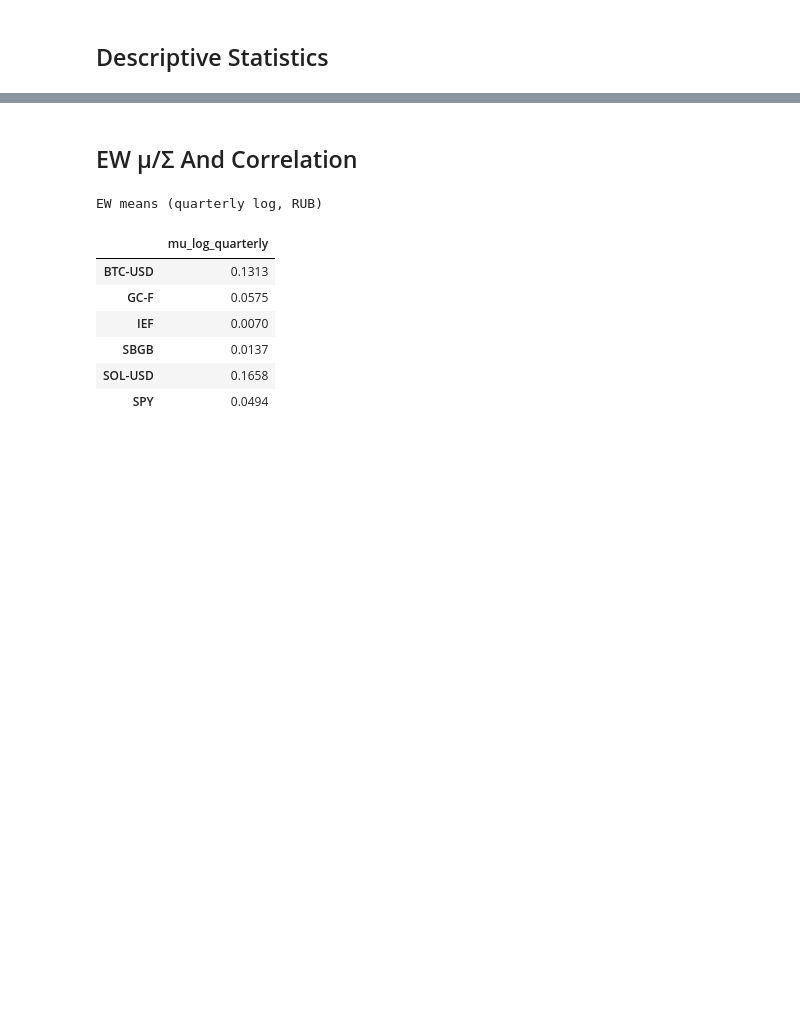
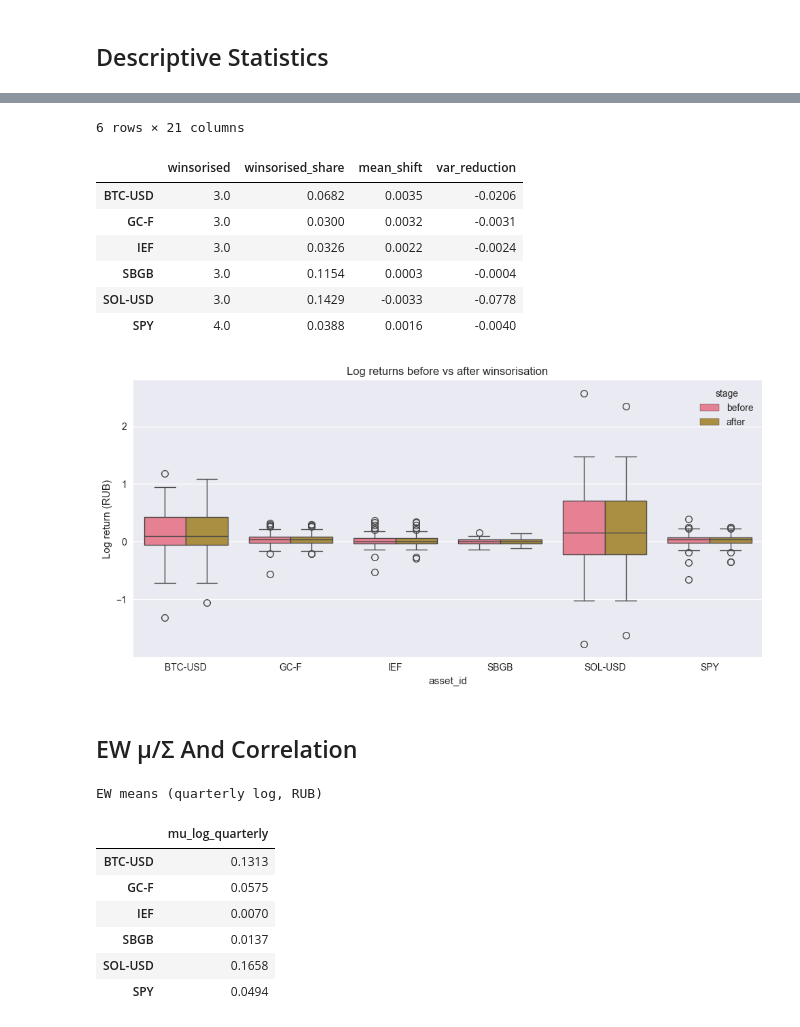
Before and after one commit to vladikMSU/finance_programs, a Jupyter notebook: MPT2/01_DATA_PROC.ipynb, the cells around one changed output, grey strips where cells are left out. Cells and saved outputs as stored; diff of their text form; code cells hidden in the pictures; blank space fills up the shorter version.

```diff
--- a/MPT2/01_DATA_PROC.ipynb
+++ b/MPT2/01_DATA_PROC.ipynb
@@ -171,0 +226,42 @@ display(metrics_df.round({
+# %%
+import matplotlib.pyplot as plt
+import seaborn as sns
+
+quantiles = [0.01, 0.05, 0.5, 0.95, 0.99]
+summary_rows = []
+for asset_id, group in returns_long.groupby('asset_id'):
+    before = group['r_base_log'].dropna()
+    after = group['r_base_log_w'].dropna()
+    stats = {('meta', 'n_obs'): len(before),
+             ('meta', 'winsorised'): (group['r_base_log'] != group['r_base_log_w']).sum(),
+             ('meta', 'winsorised_share'): (group['r_base_log'] != group['r_base_log_w']).sum() / len(before) if len(before) else np.nan}
+    for stage, series in (('before', group['r_base_log']), ('after', group['r_base_log_w'])):
+        series = series.dropna()
+        stats[(stage, 'min')] = series.min()
+        for q in quantiles:
+            stats[(stage, f'q{int(q*100):02d}')] = series.quantile(q)
+        stats[(stage, 'max')] = series.max()
+        stats[(stage, 'mean')] = series.mean()
+        stats[(stage, 'var')] = series.var(ddof=1)
+    summary_rows.append(pd.Series(stats, name=asset_id))
+
+winsor_summary = pd.DataFrame(summary_rows)
+winsor_summary.columns = pd.MultiIndex.from_tuples(winsor_summary.columns)
+display(winsor_summary.round(4))
+
+delta_var = (winsor_summary['after']['var'] - winsor_summary['before']['var']).rename('var_reduction')
+delta_mean = (winsor_summary['after']['mean'] - winsor_summary['before']['mean']).rename('mean_shift')
+delta = pd.concat([winsor_summary['meta'], delta_mean, delta_var], axis=1)
+display(delta[['winsorised', 'winsorised_share', 'mean_shift', 'var_reduction']].round(4))
+
+melted = (returns_long[['asset_id', 'r_base_log', 'r_base_log_w']]
+          .rename(columns={'r_base_log': 'before', 'r_base_log_w': 'after'})
+          .melt(id_vars='asset_id', value_vars=['before', 'after'], var_name='stage', value_name='log_return')
+          .dropna())
+plt.figure(figsize=(10, 5))
+sns.boxplot(data=melted, x='asset_id', y='log_return', hue='stage')
+plt.title('Log returns before vs after winsorisation')
+plt.ylabel('Log return (RUB)')
+plt.tight_layout()
+plt.show()
+# %% [output]
@@ -172,3 +276,12 @@ display(metrics_df.round({
+6 rows × 21 columns
+|  | winsorised | winsorised_share | mean_shift | var_reduction |
+| BTC-USD | 3.0 | 0.0682 | 0.0035 | -0.0206 |
+| GC-F | 3.0 | 0.0300 | 0.0032 | -0.0031 |
+| IEF | 3.0 | 0.0326 | 0.0022 | -0.0024 |
+| SBGB | 3.0 | 0.1154 | 0.0003 | -0.0004 |
+| SOL-USD | 3.0 | 0.1429 | -0.0033 | -0.0778 |
+| SPY | 4.0 | 0.0388 | 0.0016 | -0.0040 |
+[figure, added]
 # %% [markdown]
 ## EW μ/Σ And Correlation
 # %%
```
Also changed, not shown: parts of 5 cells of this notebook.
